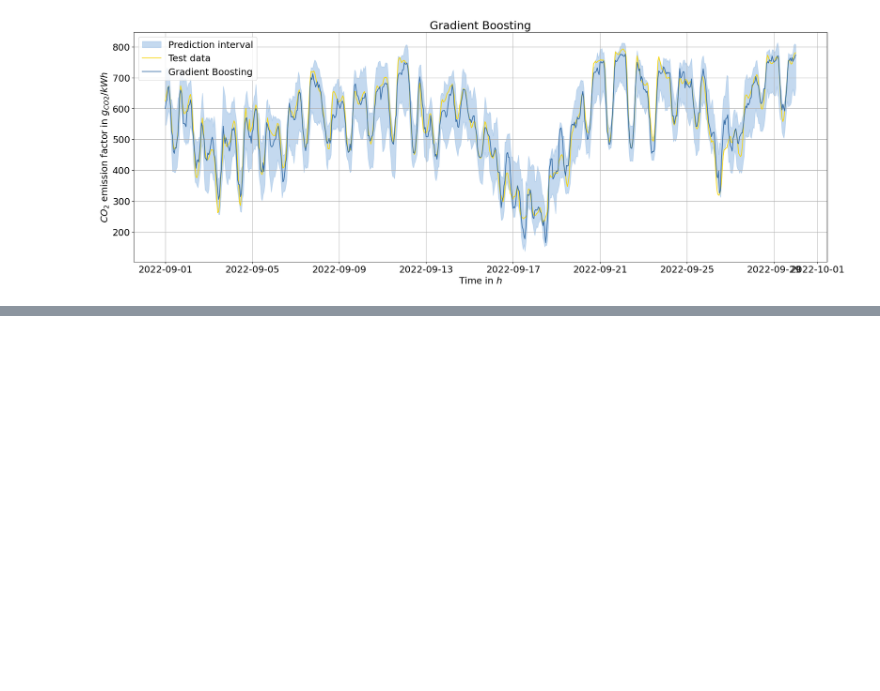
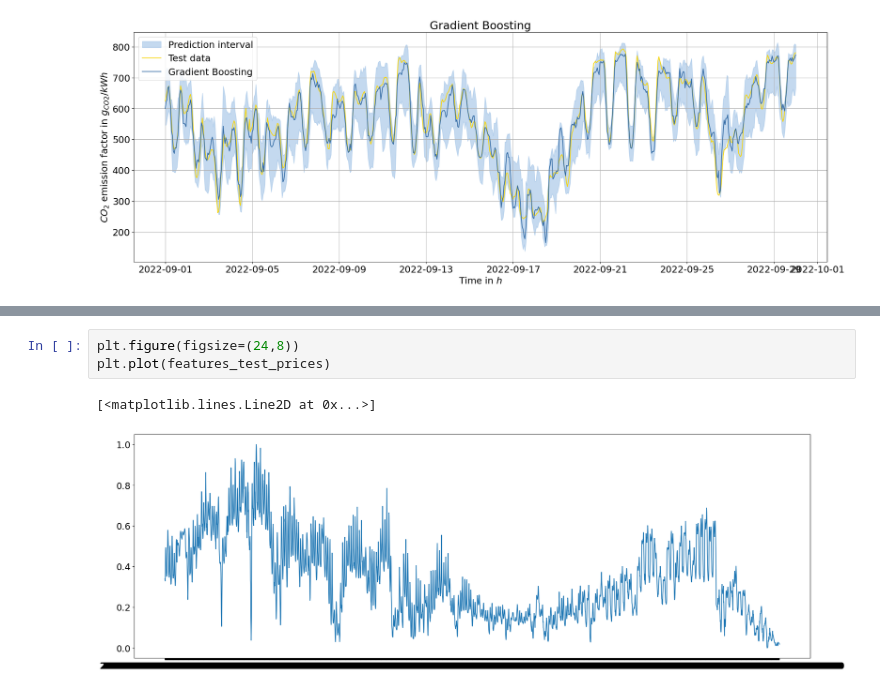
Before and after one commit to arianbajrami/Maser-Thesis-Comparison-of-Statistical-and-Deep-Learning-Forecasting-Models-Based-on-a-Use-Case-in-, a Jupyter notebook: ensemble_learner/grad_boost.ipynb, the cells around one changed output, grey strips where cells are left out. Drawn from its saved outputs; the diff is of its cells as text; blank space fills up the shorter version.

```diff
--- a/ensemble_learner/grad_boost.ipynb
+++ b/ensemble_learner/grad_boost.ipynb
@@ -390,0 +577,6 @@ plt.plot(pred_test_df[:1000])
+# %%
+plt.figure(figsize=(24,8))
+plt.plot(features_test_prices)
+# %% [output]
+[<matplotlib.lines.Line2D at 0x...>]
+[figure, added]
```
Also changed, not shown: parts of 25 cells of this notebook, 4 other files.
